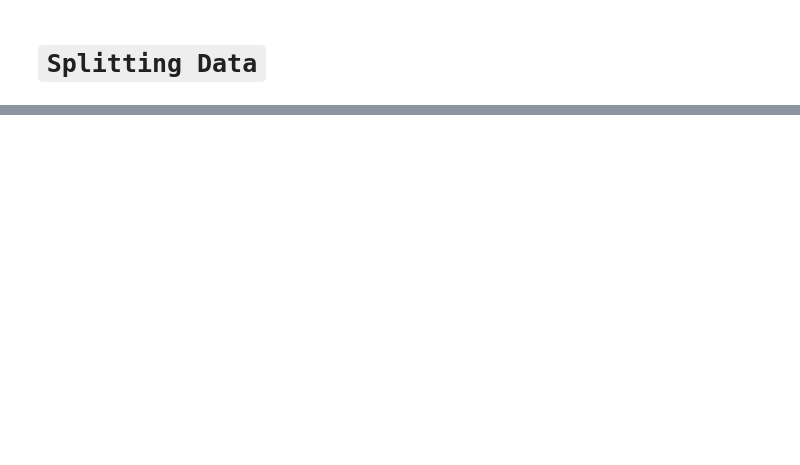
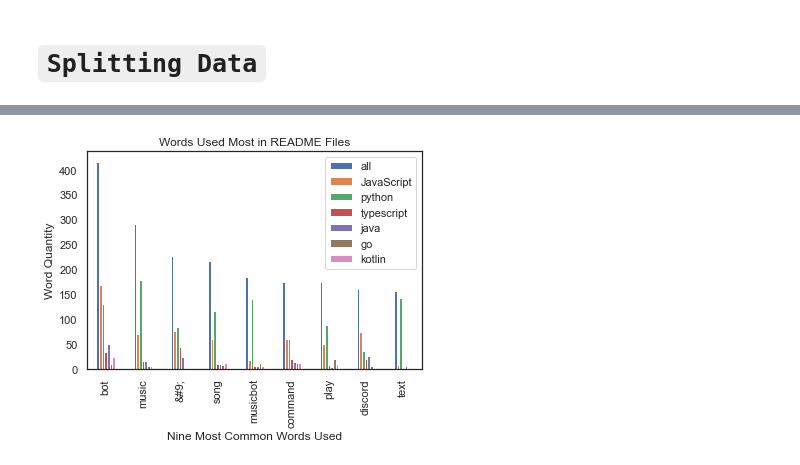
Before and after one commit to bert-jason-ray/nlp-group-project, a Jupyter notebook: contreras_explore.ipynb, the cells around one changed output, grey strips where cells are left out. Saved outputs shown, nothing was run; the diff lists cells and outputs as text; code cells hidden in the pictures; blank space fills up the shorter version.

```diff
--- a/contreras_explore.ipynb
+++ b/contreras_explore.ipynb
@@ -158,7 +196,21 @@ Name: language, Length: 100, dtype: object
+# %%
+# Set up word counts dataframe
+all_text = ' '.join(train.lemmatized)
+javascript_text = ' '.join(train[train.language == 'JavaScript'].lemmatized)
+python_text = ' '.join(train[train.language == 'Python'].lemmatized)
+typescript_text = ' '.join(train[train.language == 'TypeScript'].lemmatized)
+java_text = ' '.join(train[train.language == 'Java'].lemmatized)
+go_text = ' '.join(train[train.language == 'Go'].lemmatized)
+kotlin_text = ' '.join(train[train.language == 'Kotlin'].lemmatized)
+# %%
+all_freq = pd.Series(str(all_text).split()).value_counts()
+javascript_freq = pd.Series(str(javascript_text).split()).value_counts()
+python_freq = pd.Series(str(python_text).split()).value_counts()
+typeScript_freq = pd.Series(str(typescript_text).split()).value_counts()
+java_freq = pd.Series(str(java_text).split()).value_counts()
+go_freq = pd.Series(str(go_text).split()).value_counts()
+kotlin_freq = pd.Series(str(kotlin_text).split()).value_counts()
 # %%
-word_counts = (pd.concat([all_freq, JavaScript_freq, Python_freq, Java_prep, ], axis=1, sort=True)
-                .set_axis(['all', 'JavaScript', 'Python','Java','TypeScript','Go','Kotlin'], axis=1, inplace=False)
-                .fillna(0)
-                .apply(lambda s: s.astype(int)))
-
-word_counts.head()
+word_counts = pd.concat([all_freq, javascript_freq, python_freq, typeScript_freq,java_freq, go_freq, kotlin_freq], sort=True, axis=1)
+word_counts.columns = ['all', 'JavaScript', 'python', 'typescript','java', 'go', 'kotlin']
+word_counts = word_counts.fillna(0).apply(lambda s: s.astype(int))
@@ -184,0 +238,10 @@ plt.title('Proportion of JavaScript vs python for the 20 most common words')
+# %%
+# Visualize word distribution
+word_counts.sort_values(by='all', ascending=False)[['all', 'JavaScript', 'python', 'typescript','java', 'go', 'kotlin']].head(9).plot.bar()
+plt.title('Words Used Most in README Files')
+plt.style.use('seaborn-whitegrid')
+plt.xlabel('Nine Most Common Words Used')
+plt.ylabel('Word Quantity')
+plt.show()
+# %% [output]
+[figure, added]
```
Also changed, not shown: parts of 24 cells of this notebook, 1 other file.
